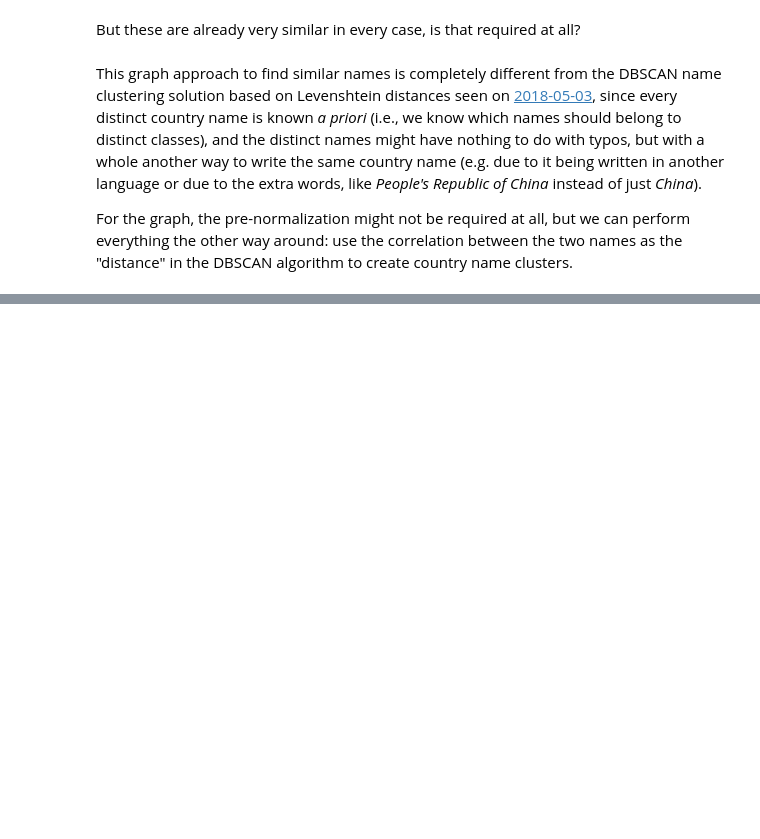
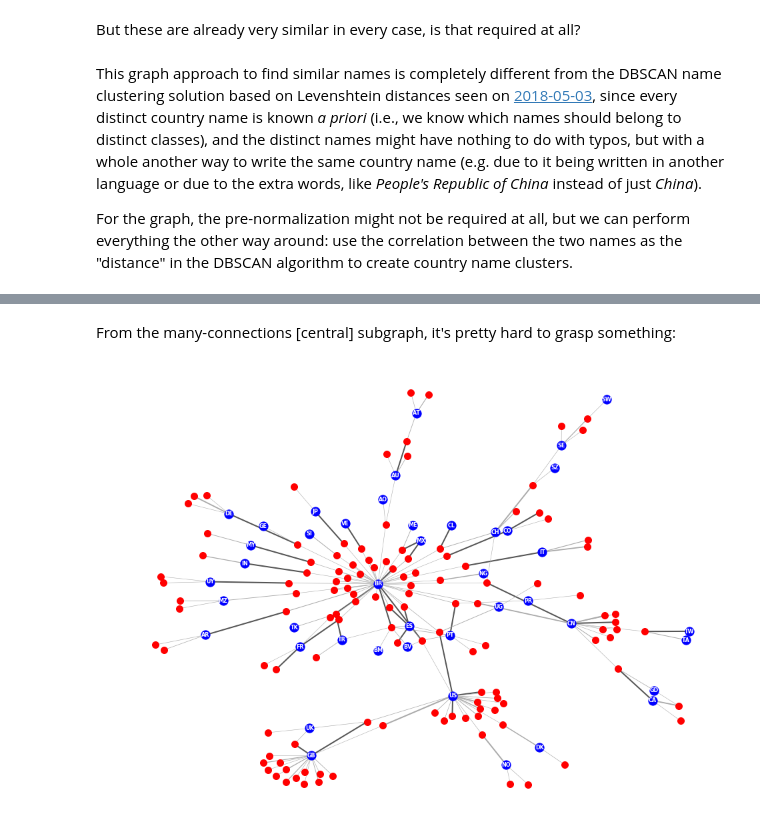
Before and after one commit to scieloorg/normalizations-experiments, a Jupyter notebook: experiments_2018-06_country.ipynb, the cells around one changed output, grey strips where cells are left out. Drawn from its saved outputs; the diff is of its cells as text; code cells hidden in the pictures; blank space fills up the shorter version.

```diff
--- a/experiments_2018-06_country.ipynb
+++ b/experiments_2018-06_country.ipynb
@@ -564,0 +884,30 @@ in the DBSCAN algorithm to create country name clusters.
+# %% [markdown]
+From the many-connections \[central] subgraph, it's pretty hard to grasp something:
+# %%
+g0 = subgraphs[0]
+fig, ax = plt.subplots(figsize=(16, 12))
+ax.set_axis_off()
+
+g0_names = [k for k, v in g0.nodes.items() if v["bipartite"] == 0]
+g0_codes = [k for k, v in g0.nodes.items() if v["bipartite"] == 1]
+
+g0_pos = nx.spring_layout(g0, k=.025, weight=None, random_state=43)
+g0_weights = nx.get_edge_attributes(g0, "weight")
+g0_edges_big = [k for k, v in g0_weights.items() if v > 30]
+g0_edges_small, g0_small_widths = zip(*[(k, .5 + v / 20) for k, v in g0_weights.items() if v <= 30])
+
+nx.draw_networkx_edges(g0, g0_pos, ax=ax, edgelist=g0_edges_big,
+                       width=2, edge_color="#555555")
+nx.draw_networkx_edges(g0, g0_pos, ax=ax, edgelist=g0_edges_small,
+                       width=g0_small_widths, edge_color="#aaaaaa")
+nx.draw_networkx_nodes(g0, g0_pos, ax=ax, nodelist=g0_names,
+                       node_color="red", node_size=100)
+nx.draw_networkx_nodes(g0, g0_pos, ax=ax, nodelist=g0_codes,
+                       node_color="blue", node_size=175)
+nx.draw_networkx_labels(g0, g0_pos, ax=ax,
+                        font_size=8, font_color="white", font_weight="bold",
+                        labels={code: code[5:] for code in g0_codes})
+
+plt.show()
+# %% [output]
+[figure, added]
```
Also changed, not shown: parts of 38 cells of this notebook.
